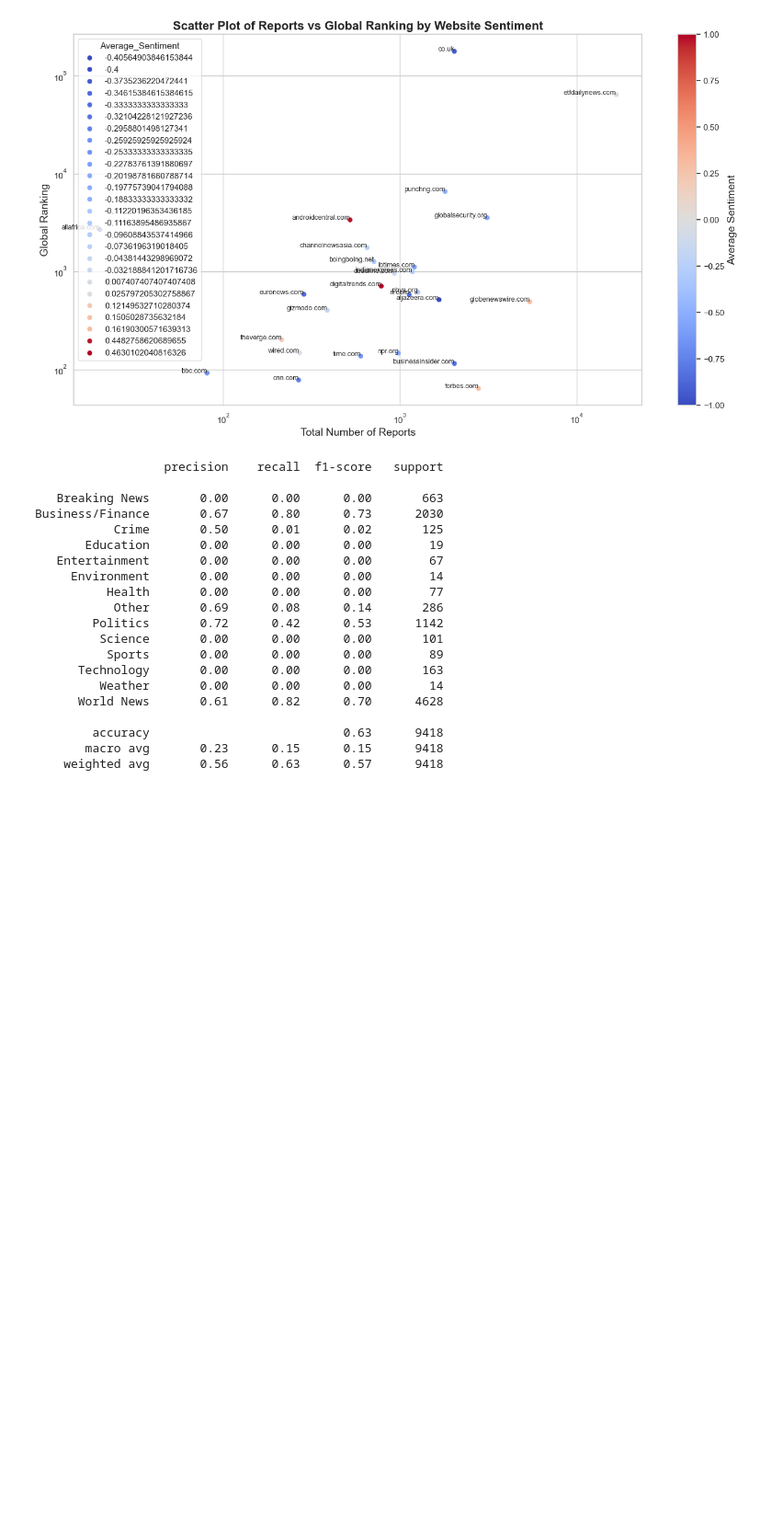
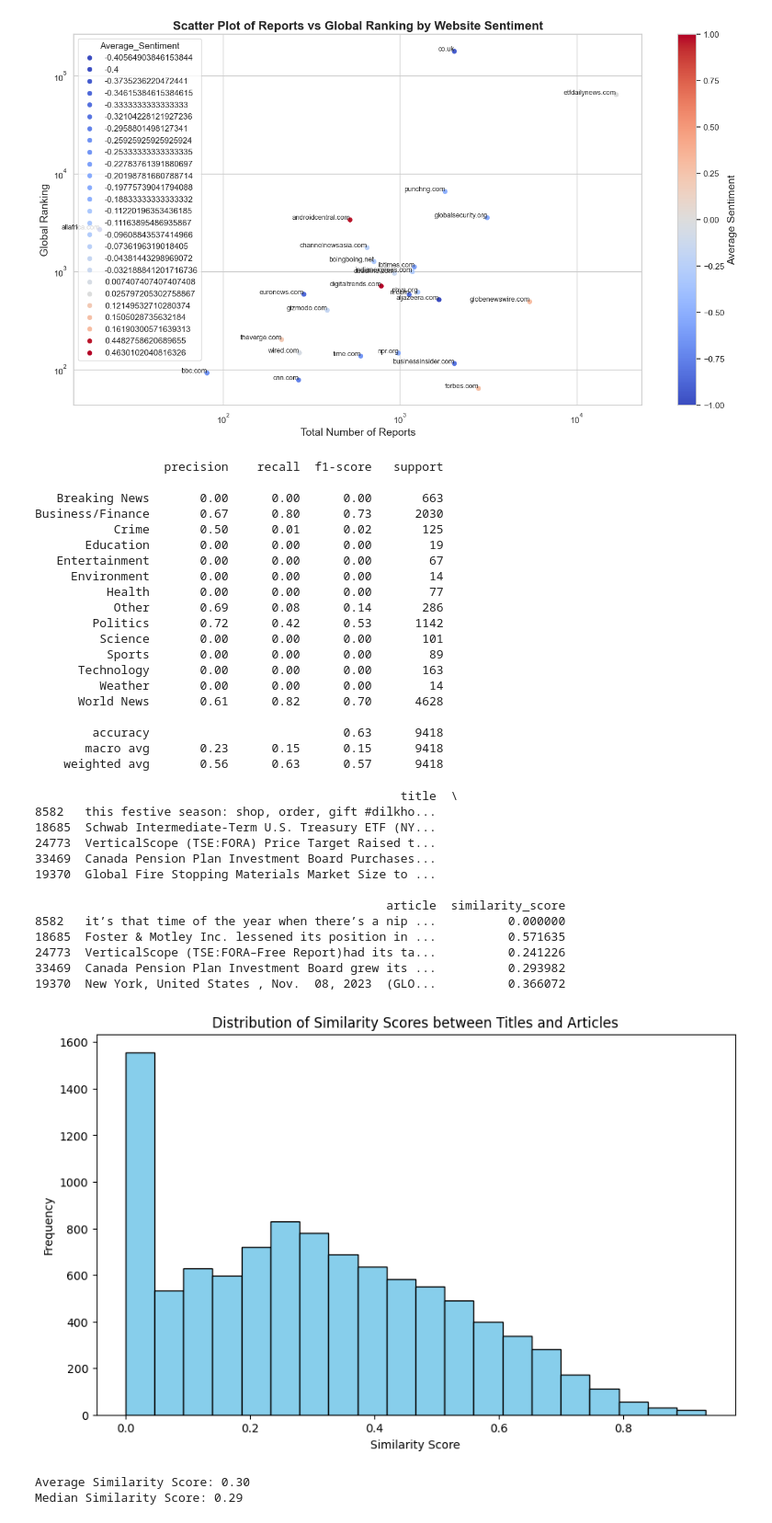
Before and after one commit to sumeyaaaa/news_correlation_10ac_week0, a Jupyter notebook: week0-notebook/data_analysis.ipynb, the cells around one changed output. Shown at 92% size. Drawn from its saved outputs; the diff is of its cells as text; code cells hidden in the pictures; blank space fills up the shorter version.

Commit message:
answer how similar are keywords in the headline/title compared to keywords in the news body across sites

```diff
--- a/week0-notebook/data_analysis.ipynb
+++ b/week0-notebook/data_analysis.ipynb
@@ -1145,3 +1145,72 @@ Business/Finance       0.67      0.80      0.73      2030
         accuracy                           0.63      9418
        macro avg       0.23      0.15      0.15      9418
     weighted avg       0.56      0.63      0.57      9418
+# %%
+import pandas as pd
+from sklearn.feature_extraction.text import TfidfVectorizer
+from sklearn.metrics.pairwise import cosine_similarity
+import matplotlib.pyplot as plt
+
+# Step 1: Extract Title and Article Texts and Use a Smaller Sample
+# Use only a sample of 10,000 rows to avoid memory issues
+sampled_df = merged_df.sample(n=10000, random_state=42)
+titles = sampled_df['title'].fillna('')
+articles = sampled_df['article'].fillna('')
+
+# Step 2: TF-IDF Vectorization with Reduced Number of Features
+tfidf_vectorizer = TfidfVectorizer(stop_words='english', max_features=500)  # Reduce to 500 features
+
+# Combine the titles and articles for joint fitting
+combined_texts = titles.tolist() + articles.tolist()
+
+# Fit and transform the combined texts
+tfidf_matrix = tfidf_vectorizer.fit_transform(combined_texts)
+
+# Separate the transformed vectors back into titles and articles
+tfidf_titles = tfidf_matrix[:len(titles)]
+tfidf_articles = tfidf_matrix[len(titles):]
+
+# Step 3: Compute Cosine Similarity
+# Calculate cosine similarity between each title and its corresponding article
+similarity_scores = cosine_similarity(tfidf_titles, tfidf_articles)
+
+# Extract the diagonal similarity scores
+similarity_scores_diagonal = [similarity_scores[i, i] for i in range(len(titles))]
+
+# Step 4: Add the Similarity Scores to the DataFrame
+sampled_df['similarity_score'] = similarity_scores_diagonal
+
+# Print the DataFrame with the new similarity scores
+print(sampled_df[['title', 'article', 'similarity_score']].head())
+
+# Step 5: Visualize the Similarity Scores
+plt.figure(figsize=(10, 6))
+plt.hist(sampled_df['similarity_score'], bins=20, color='skyblue', edgecolor='black')
+plt.title('Distribution of Similarity Scores between Titles and Articles')
+plt.xlabel('Similarity Score')
+plt.ylabel('Frequency')
+plt.show()
+
+# Step 6: Analyze the Average and Median Similarity Scores
+average_similarity = sampled_df['similarity_score'].mean()
+median_similarity = sampled_df['similarity_score'].median()
+
+print(f"Average Similarity Score: {average_similarity:.2f}")
+print(f"Median Similarity Score: {median_similarity:.2f}")
+# %% [output]
+                                                   title  \
+8582   this festive season: shop, order, gift #dilkho...
+18685  Schwab Intermediate-Term U.S. Treasury ETF (NY...
+24773  VerticalScope (TSE:FORA) Price Target Raised t...
+33469  Canada Pension Plan Investment Board Purchases...
+19370  Global Fire Stopping Materials Market Size to ...
+
+                                                 article  similarity_score
+8582   it’s that time of the year when there’s a nip ...          0.000000
+18685  Foster & Motley Inc. lessened its position in ...          0.571635
+24773  VerticalScope (TSE:FORA–Free Report)had its ta...          0.241226
+33469  Canada Pension Plan Investment Board grew its ...          0.293982
+19370  New York, United States , Nov.  08, 2023  (GLO...          0.366072
+[figure, added]
+Average Similarity Score: 0.30
+Median Similarity Score: 0.29
```
Also changed, not shown: parts of 12 cells of this notebook.
